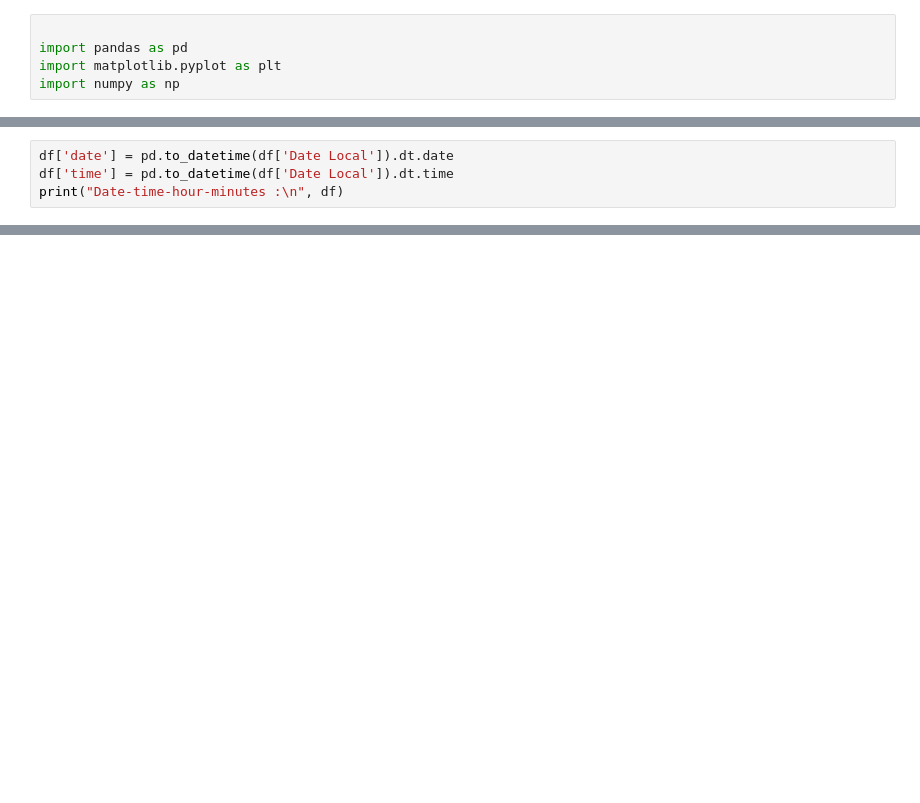
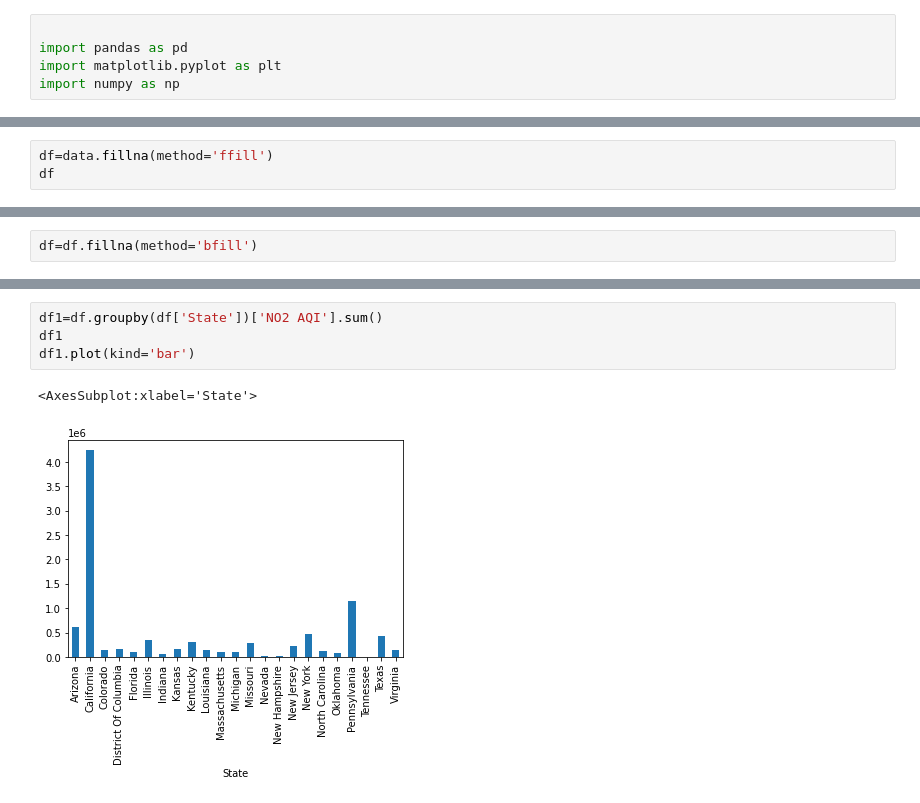
Before and after one commit to DATA-606-SPRING-2023-TUE/pragathi_data_606-1, a Jupyter notebook: src/final_proposal_eda.ipynb, the cells around one changed output, grey strips where cells are left out. Drawn from its saved outputs; the diff is of its cells as text; blank space fills up the shorter version.

```diff
--- a/src/final_proposal_eda.ipynb
+++ b/src/final_proposal_eda.ipynb
@@ -71,0 +83,3 @@ df=data.dropna()
+# %%
+df=data.fillna(method='ffill')
+df
@@ -71,0 +114,2 @@ df=data.dropna()
+# %%
+df=df.fillna(method='bfill')
@@ -76,4 +133,0 @@ df.shape
-# %%
-df['date'] = pd.to_datetime(df['Date Local']).dt.date
-df['time'] = pd.to_datetime(df['Date Local']).dt.time
-print("Date-time-hour-minutes :\n", df)
@@ -123,0 +134,7 @@ df
+# %%
+df1=df.groupby(df['State'])['NO2 AQI'].sum()
+df1
+df1.plot(kind='bar')
+# %% [output]
+<AxesSubplot:xlabel='State'>
+[figure, added]
```
Also changed, not shown: parts of 30 cells of this notebook.
